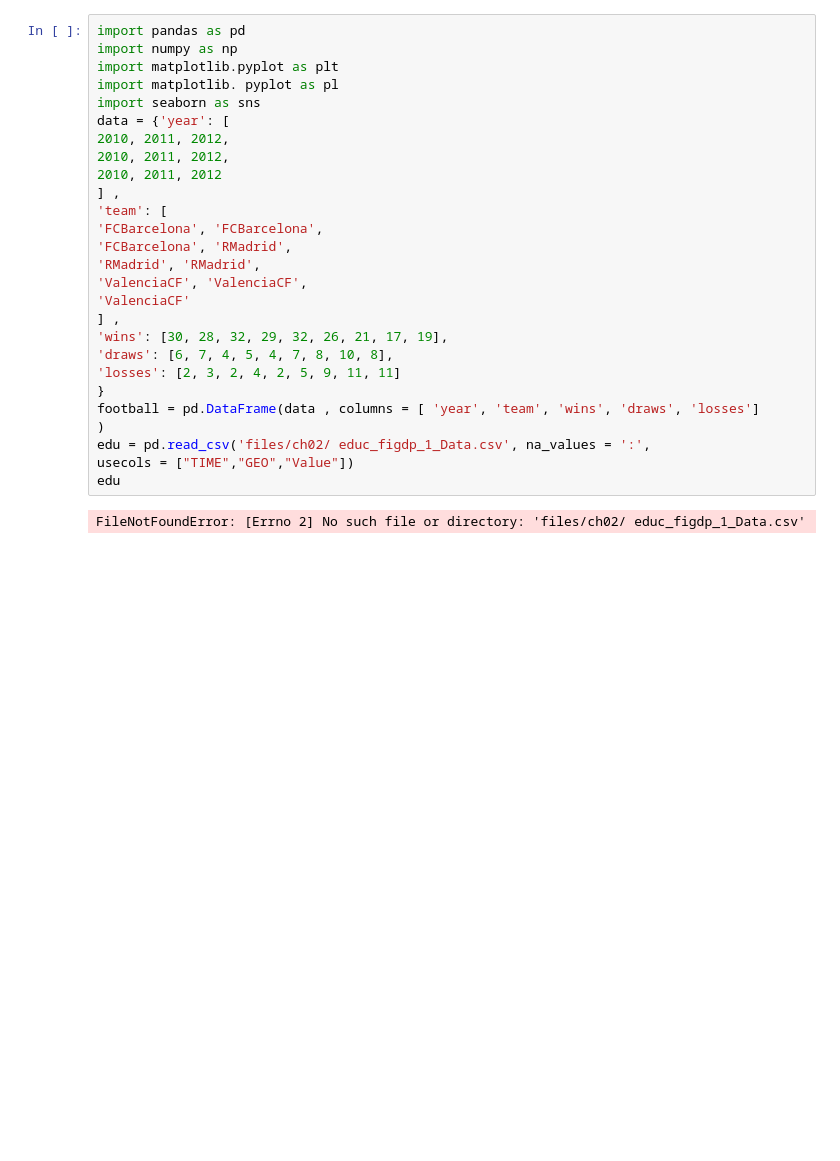
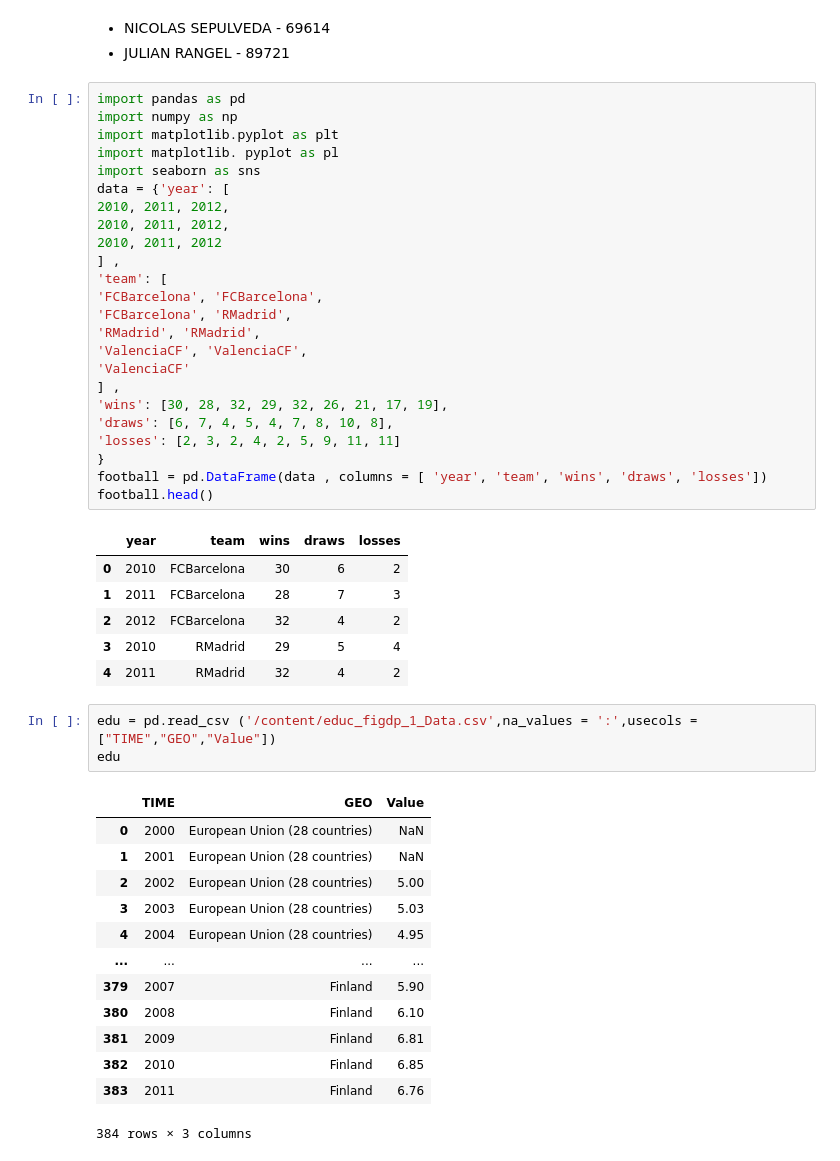
Before and after one commit to NicolasSep/Laboratorio_1, a Jupyter notebook: Laboratorio_1.ipynb, the cells around one changed output. Saved outputs shown, nothing was run; the diff lists cells and outputs as text; blank space fills up the shorter version.

```diff
--- a/Laboratorio_1.ipynb
+++ b/Laboratorio_1.ipynb
@@ -1,5 +1,13 @@
 # %% [markdown]
 <a href="https://colab.research.google.com/github/NicolasSep/Laboratorio_1/blob/main/Laboratorio_1.ipynb" target="_parent"><img src="https://colab.research.google.com/assets/colab-badge.svg" alt="Open In Colab"/></a>
+# %% [markdown]
+
+
+
+
+
+*   NICOLAS SEPULVEDA - 69614
+*   JULIAN RANGEL - 89721
 # %%
 import pandas as pd
 import numpy as np
@@ -22,10 +30,29 @@ data = {'year': [
 'draws': [6, 7, 4, 5, 4, 7, 8, 10, 8],
 'losses': [2, 3, 2, 4, 2, 5, 9, 11, 11]
 }
-football = pd.DataFrame(data , columns = [ 'year', 'team', 'wins', 'draws', 'losses']
-)
-edu = pd.read_csv('files/ch02/ educ_figdp_1_Data.csv', na_values = ':',
-usecols = ["TIME","GEO","Value"])
-edu
+football = pd.DataFrame(data , columns = [ 'year', 'team', 'wins', 'draws', 'losses'])
+football.head()
 # %% [output]
-FileNotFoundError: [Errno 2] No such file or directory: 'files/ch02/ educ_figdp_1_Data.csv'
+|  | year | team | wins | draws | losses |
+| 0 | 2010 | FCBarcelona | 30 | 6 | 2 |
+| 1 | 2011 | FCBarcelona | 28 | 7 | 3 |
+| 2 | 2012 | FCBarcelona | 32 | 4 | 2 |
+| 3 | 2010 | RMadrid | 29 | 5 | 4 |
+| 4 | 2011 | RMadrid | 32 | 4 | 2 |
+# %%
+edu = pd.read_csv ('/content/educ_figdp_1_Data.csv',na_values = ':',usecols = ["TIME","GEO","Value"])
+edu
+# %% [output]
+|  | TIME | GEO | Value |
+| 0 | 2000 | European Union (28 countries) | NaN |
+| 1 | 2001 | European Union (28 countries) | NaN |
+| 2 | 2002 | European Union (28 countries) | 5.00 |
+| 3 | 2003 | European Union (28 countries) | 5.03 |
+| 4 | 2004 | European Union (28 countries) | 4.95 |
+| ... | ... | ... | ... |
+| 379 | 2007 | Finland | 5.90 |
+| 380 | 2008 | Finland | 6.10 |
+| 381 | 2009 | Finland | 6.81 |
+| 382 | 2010 | Finland | 6.85 |
+| 383 | 2011 | Finland | 6.76 |
+384 rows × 3 columns
```
Also changed, not shown: parts of 17 cells of this notebook.
